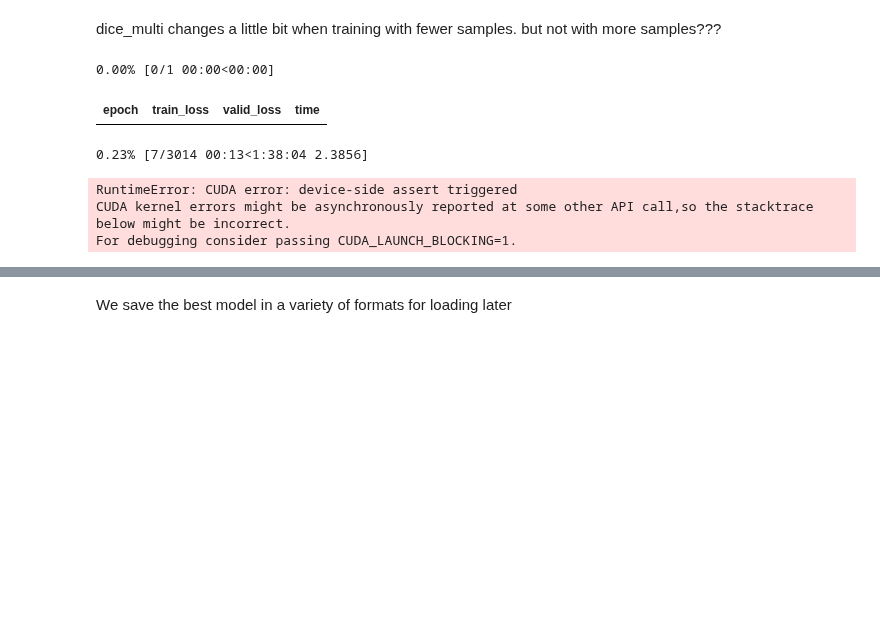
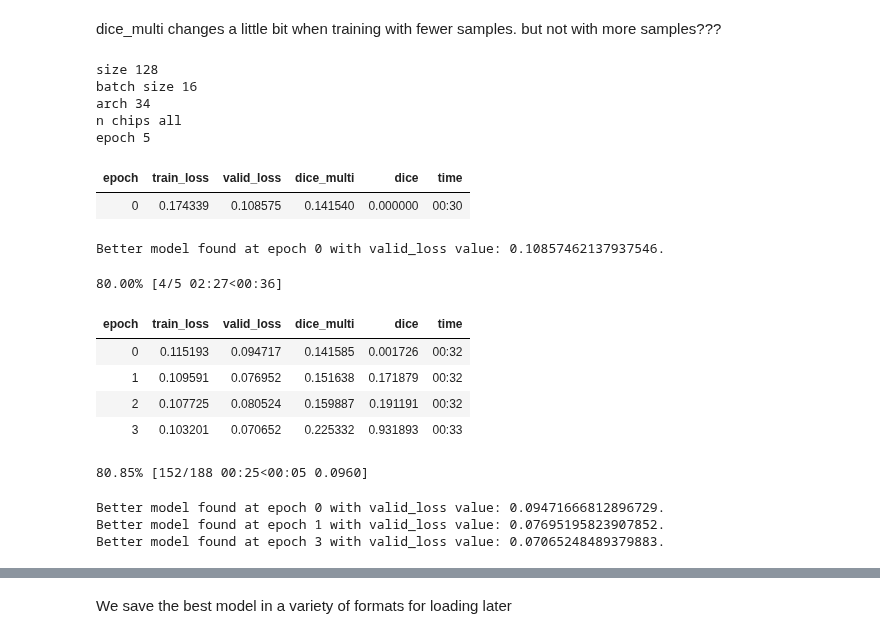
Before and after one commit to SkyTruth/cerulean-ml, a Jupyter notebook: notebooks/fastai2_unet_trainer_cv2.ipynb, the cells around one changed output, grey strips where cells are left out. Cells and saved outputs as stored; diff of their text form; code cells hidden in the pictures; blank space fills up the shorter version.

```diff
--- a/notebooks/fastai2_unet_trainer_cv2.ipynb
+++ b/notebooks/fastai2_unet_trainer_cv2.ipynb
@@ -158,9 +166,29 @@ dice_multi changes a little bit when training with fewer samples. but not with m
+# %%
+print("size", size)
+print("batch size", bs)
+print("arch", arch)
+print("n chips", n)
+print("epoch", 5)
+# %% [output]
+size 128
+batch size 16
+arch 34
+n chips all
+epoch 5
 # %%
-learner.fine_tune(2, 2e-4, freeze_epochs=1) # cbs=cbs
+
+learner.fine_tune(5, 2e-4, freeze_epochs=1) # cbs=cbs
 # %% [output]
+| epoch | train_loss | valid_loss | dice_multi | dice | time |
+| 0 | 0.174339 | 0.108575 | 0.141540 | 0.000000 | 00:30 |
-0.00% [0/1 00:00<00:00]
+Better model found at epoch 0 with valid_loss value: 0.10857462137937546.
-| epoch | train_loss | valid_loss | time |
-0.23% [7/3014 00:13<1:38:04 2.3856]
+80.00% [4/5 02:27<00:36]
+| epoch | train_loss | valid_loss | dice_multi | dice | time |
+| 0 | 0.115193 | 0.094717 | 0.141585 | 0.001726 | 00:32 |
+| 1 | 0.109591 | 0.076952 | 0.151638 | 0.171879 | 00:32 |
+| 2 | 0.107725 | 0.080524 | 0.159887 | 0.191191 | 00:32 |
+| 3 | 0.103201 | 0.070652 | 0.225332 | 0.931893 | 00:33 |
-RuntimeError: CUDA error: device-side assert triggered
-CUDA kernel errors might be asynchronously reported at some other API call,so the stacktrace below might be incorrect.
-For debugging consider passing CUDA_LAUNCH_BLOCKING=1.
+80.85% [152/188 00:25<00:05 0.0960]
+Better model found at epoch 0 with valid_loss value: 0.09471666812896729.
+Better model found at epoch 1 with valid_loss value: 0.07695195823907852.
+Better model found at epoch 3 with valid_loss value: 0.07065248489379883.
```
Also changed, not shown: parts of 13 cells of this notebook.
